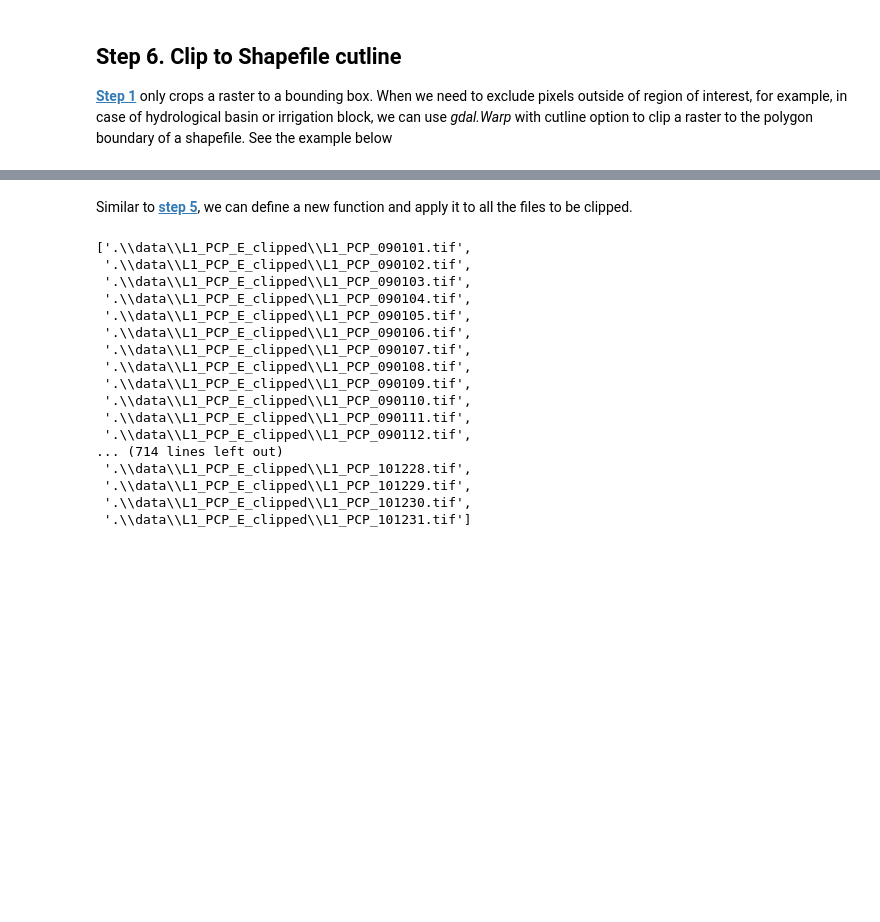
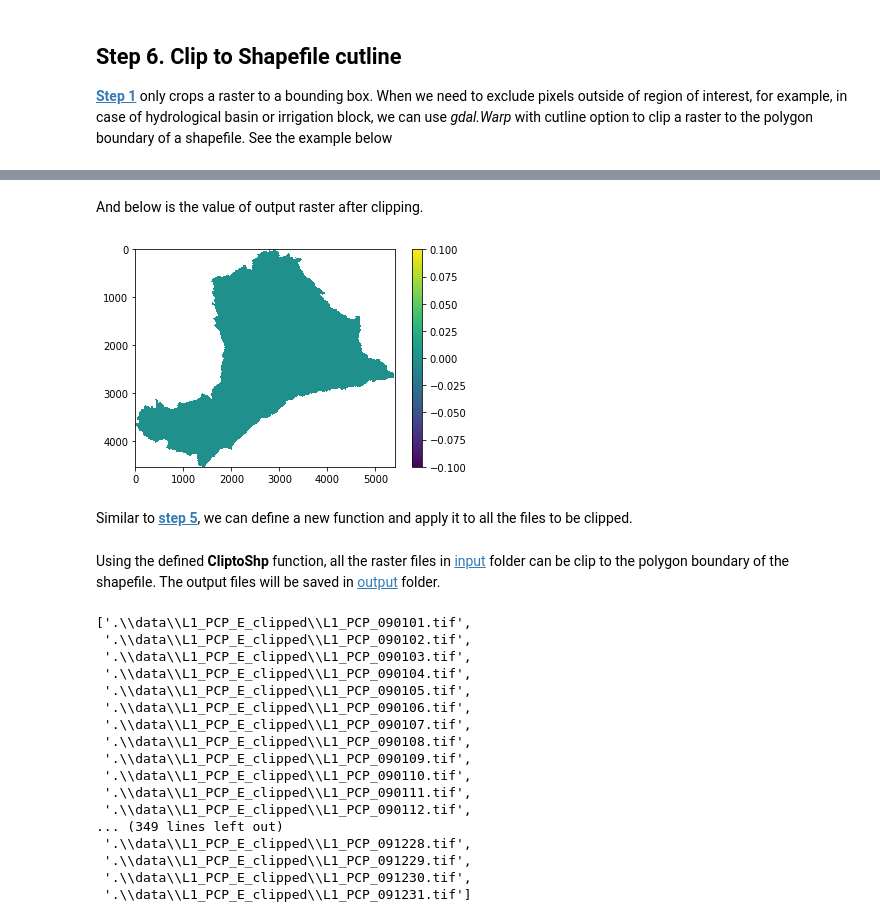
Before and after one commit to wateraccounting/WAPOROCW, a Jupyter notebook: notebooks/Module1_unit4/2_Preprocess_WaPOR_data.ipynb, the cells around one changed output, grey strips where cells are left out. Drawn from its saved outputs; the diff is of its cells as text; code cells hidden in the pictures; blank space fills up the shorter version.

```diff
--- a/notebooks/Module1_unit4/2_Preprocess_WaPOR_data.ipynb
+++ b/notebooks/Module1_unit4/2_Preprocess_WaPOR_data.ipynb
@@ -769,3 +1001,12 @@ sourceds = gdal.Warp(output_fh, input_fh, options = options)
+# %% [markdown]
+And below is the value of output raster after clipping.
+# %%
+output_array=OpenAsArray(output_fh,nan_values=True)
+plt.imshow(output_array)
+plt.colorbar()
+plt.show()
+# %% [output]
+[figure, added]
 # %% [markdown]
 Similar to [**step 5**](#5.-Warp-raster-data), we can define a new function and apply it to all the files to be clipped.
 # %%
@@ -803,9 +1044,11 @@ def CliptoShp(input_fhs,output_folder,shp_fh,NDV=-9999):
         sourceds = gdal.Warp(output_fh, input_fh, options = options)
         output_fhs.append(output_fh)
     return output_fhs
+# %% [markdown]
+Using the defined **CliptoShp** function, all the raster files in [input](data\L1_PCP_E_warped) folder can be clip to the polygon boundary of the shapefile. The output files will be saved in [output](data\L1_PCP_E_clipped) folder.
 # %%
 input_folder=r".\data\L1_PCP_E_warped"
-input_fhs=glob.glob(os.path.join(input_folder,'*.tif'))
+input_fhs=sorted(glob.glob(os.path.join(input_folder,'*.tif')))
 output_folder=r'.\data\L1_PCP_E_clipped'
 CliptoShp(input_fhs, output_folder,shp_fh)
 # %% [output]
@@ -821,8 +1064,8 @@ CliptoShp(input_fhs, output_folder,shp_fh)
  '.\\data\\L1_PCP_E_clipped\\L1_PCP_090110.tif',
  '.\\data\\L1_PCP_E_clipped\\L1_PCP_090111.tif',
  '.\\data\\L1_PCP_E_clipped\\L1_PCP_090112.tif',
-... (714 lines left out)
- '.\\data\\L1_PCP_E_clipped\\L1_PCP_101228.tif',
- '.\\data\\L1_PCP_E_clipped\\L1_PCP_101229.tif',
- '.\\data\\L1_PCP_E_clipped\\L1_PCP_101230.tif',
- '.\\data\\L1_PCP_E_clipped\\L1_PCP_101231.tif']
+... (349 lines left out)
+ '.\\data\\L1_PCP_E_clipped\\L1_PCP_091228.tif',
+ '.\\data\\L1_PCP_E_clipped\\L1_PCP_091229.tif',
+ '.\\data\\L1_PCP_E_clipped\\L1_PCP_091230.tif',
+ '.\\data\\L1_PCP_E_clipped\\L1_PCP_091231.tif']
```
Also changed, not shown: parts of 57 cells of this notebook.
